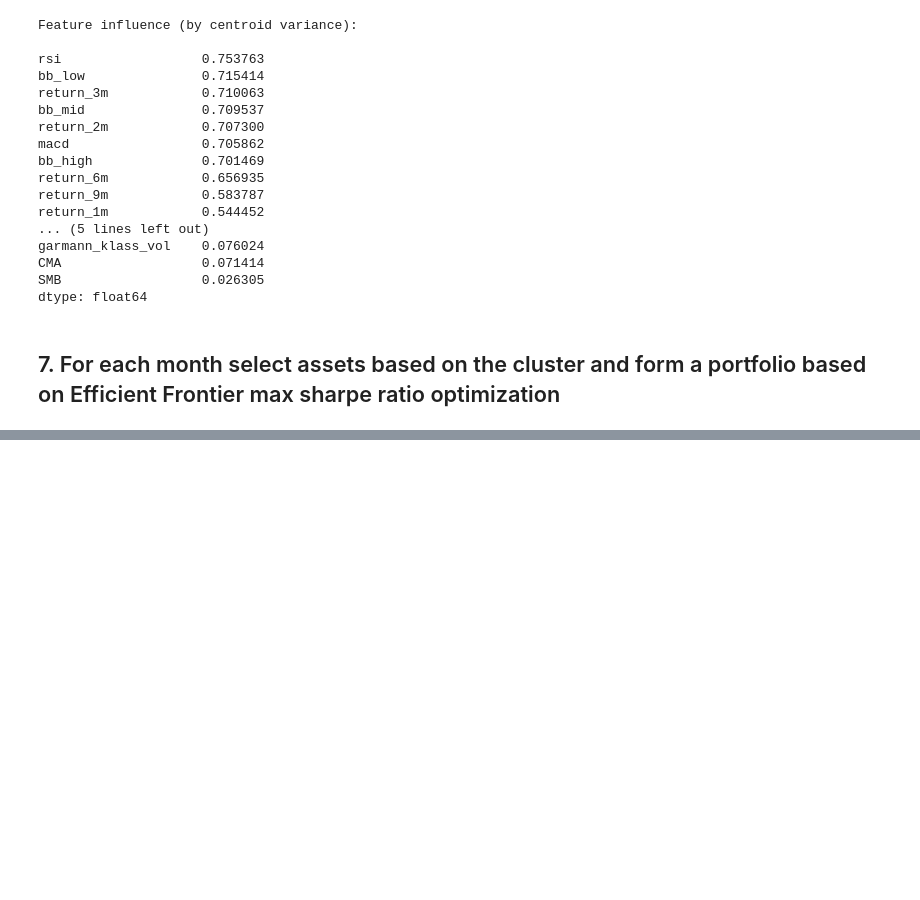
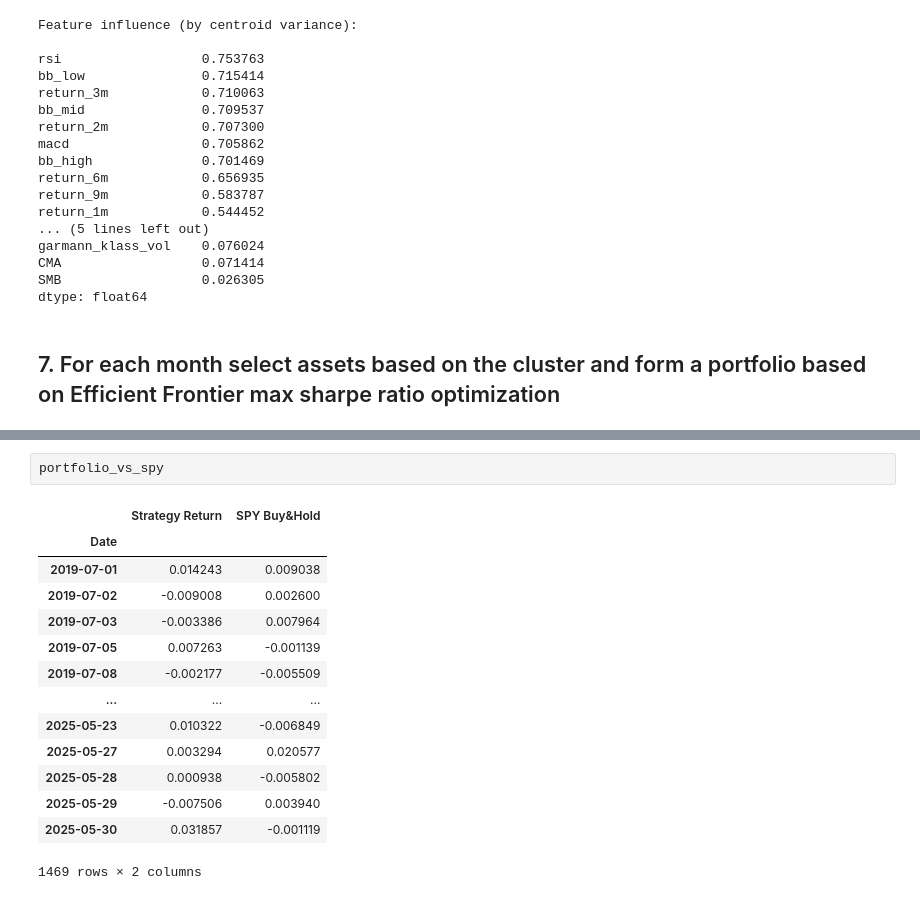
Before and after one commit to pelazas/algotrading, a Jupyter notebook: unsupervised_learning_strategy.ipynb, the cells around one changed output, grey strips where cells are left out. Drawn from its saved outputs; the diff is of its cells as text; blank space fills up the shorter version.

```diff
--- a/unsupervised_learning_strategy.ipynb
+++ b/unsupervised_learning_strategy.ipynb
@@ -446,0 +606,17 @@ portfolio_weights
+# %%
+portfolio_vs_spy
+# %% [output]
+|  | Strategy Return | SPY Buy&Hold |
+| Date |  |  |
+| 2019-07-01 | 0.014243 | 0.009038 |
+| 2019-07-02 | -0.009008 | 0.002600 |
+| 2019-07-03 | -0.003386 | 0.007964 |
+| 2019-07-05 | 0.007263 | -0.001139 |
+| 2019-07-08 | -0.002177 | -0.005509 |
+| ... | ... | ... |
+| 2025-05-23 | 0.010322 | -0.006849 |
+| 2025-05-27 | 0.003294 | 0.020577 |
+| 2025-05-28 | 0.000938 | -0.005802 |
+| 2025-05-29 | -0.007506 | 0.003940 |
+| 2025-05-30 | 0.031857 | -0.001119 |
+1469 rows × 2 columns
```
Also changed, not shown: parts of 10 cells of this notebook.
